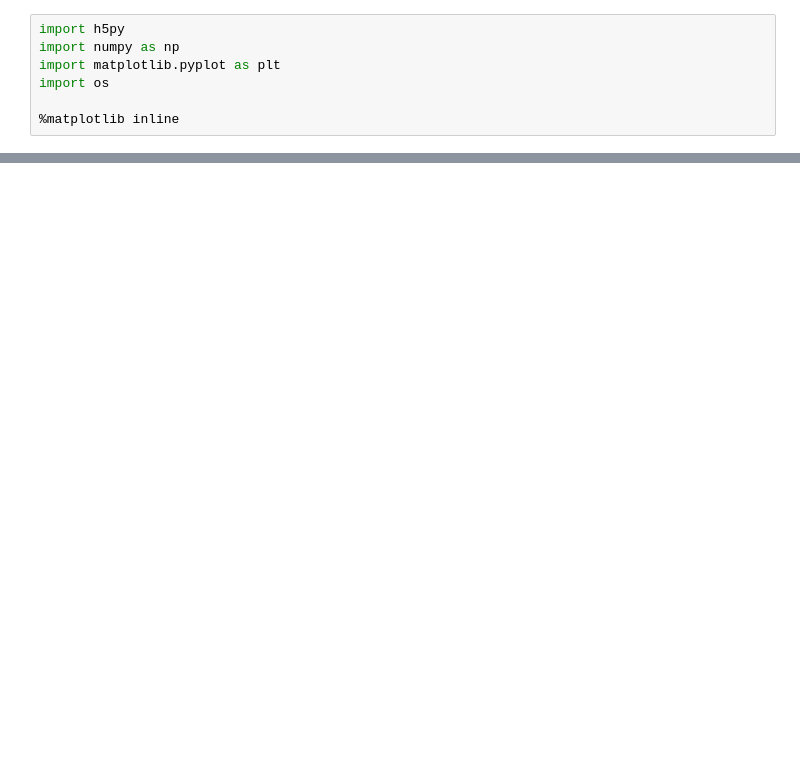
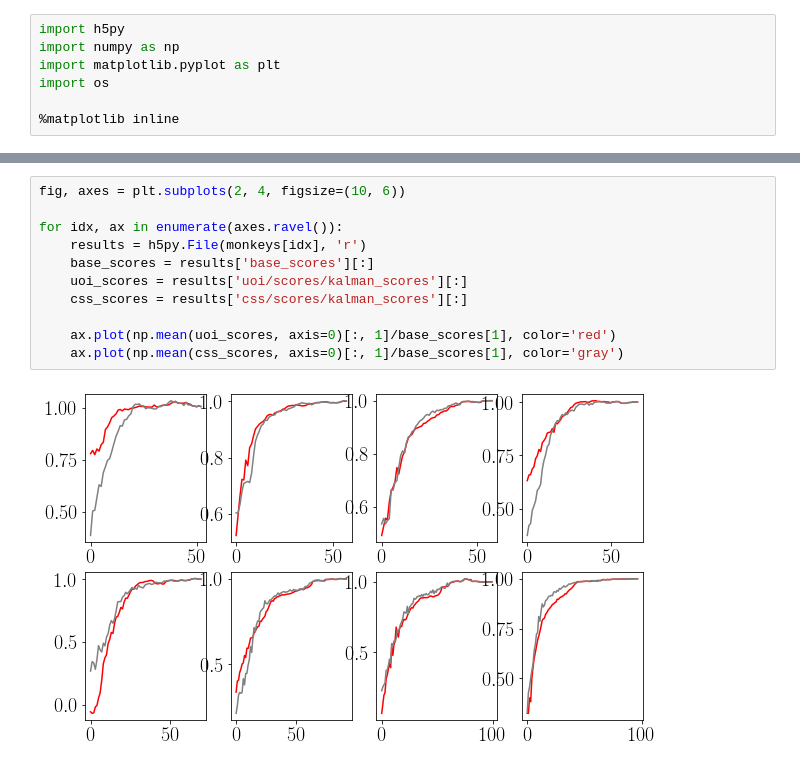
Before and after one commit to pssachdeva/uoi_neuroscience, a Jupyter notebook: cur/plot_cur_w_kalman.ipynb, the cells around one changed output, grey strips where cells are left out. Cells and saved outputs as stored; diff of their text form; blank space fills up the shorter version.

```diff
--- a/cur/plot_cur_w_kalman.ipynb
+++ b/cur/plot_cur_w_kalman.ipynb
@@ -40,0 +45,13 @@ plt.plot(np.mean(css_linear_scores, axis=0)[:, 1], color='gray')
+# %%
+fig, axes = plt.subplots(2, 4, figsize=(10, 6))
+
+for idx, ax in enumerate(axes.ravel()):
+    results = h5py.File(monkeys[idx], 'r')
+    base_scores = results['base_scores'][:]
+    uoi_scores = results['uoi/scores/kalman_scores'][:]
+    css_scores = results['css/scores/kalman_scores'][:]
+
+    ax.plot(np.mean(uoi_scores, axis=0)[:, 1]/base_scores[1], color='red')
+    ax.plot(np.mean(css_scores, axis=0)[:, 1]/base_scores[1], color='gray')
+# %% [output]
+[figure, added]
```
Also changed, not shown: parts of 13 cells of this notebook, 6 other files.
